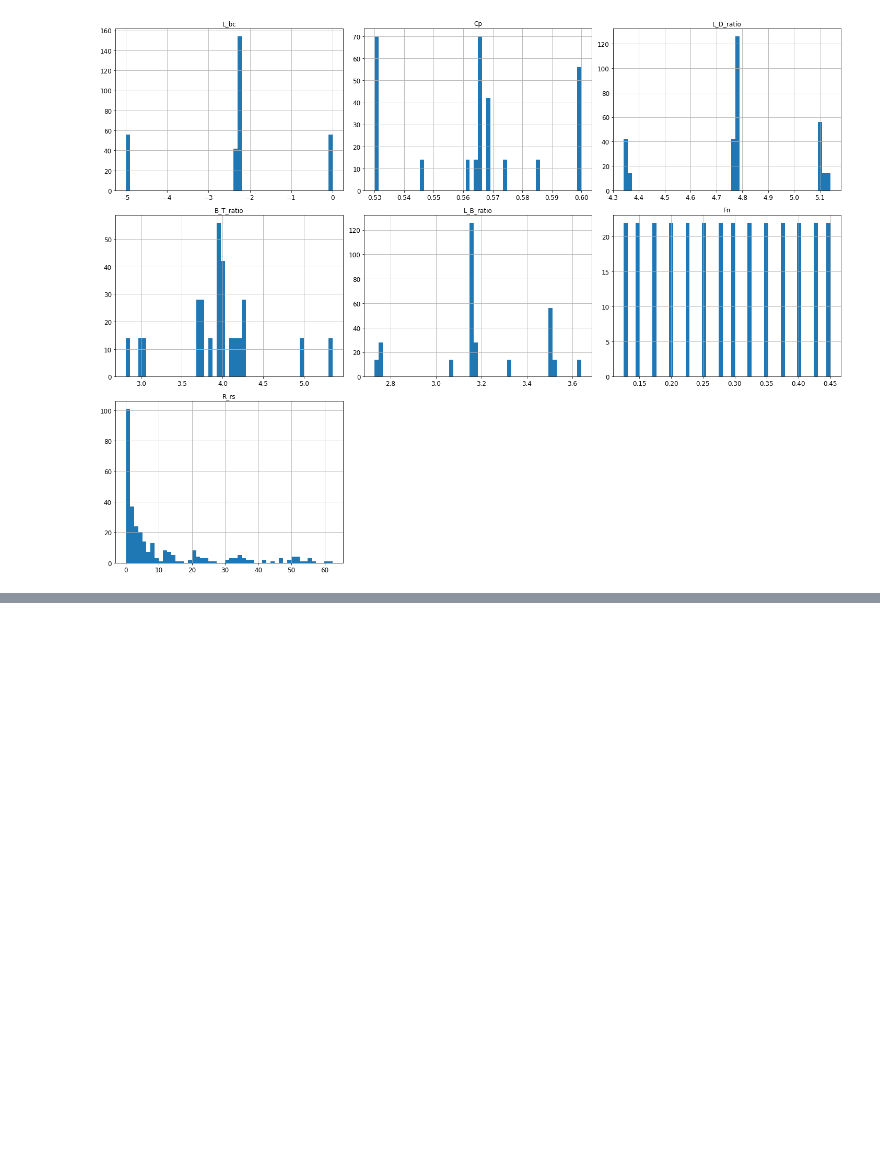
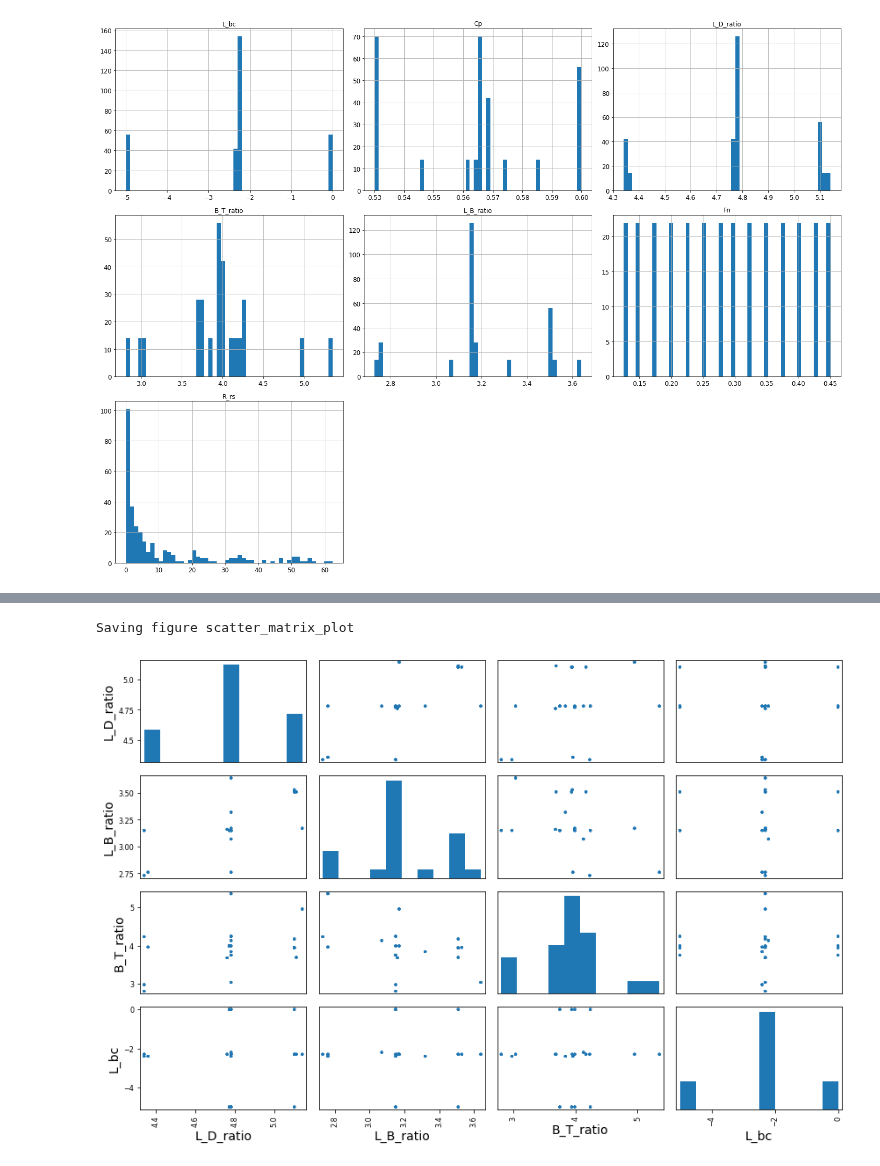
Before and after one commit to dujest/yacht-resistance, a Jupyter notebook: yacht_resistance_prediction.ipynb, the cells around one changed output, grey strips where cells are left out. Drawn from its saved outputs; the diff is of its cells as text; code cells hidden in the pictures; blank space fills up the shorter version.

```diff
--- a/yacht_resistance_prediction.ipynb
+++ b/yacht_resistance_prediction.ipynb
@@ -199,0 +220,9 @@ Saving figure attribute_histogram_plots
+# %%
+from pandas.plotting import scatter_matrix
+
+attributes = ["L_D_ratio", "L_B_ratio", "B_T_ratio", "L_bc"]
+scatter_matrix(yacht[attributes], figsize=(12, 8))
+save_fig("scatter_matrix_plot")
+# %% [output]
+Saving figure scatter_matrix_plot
+[figure, added]
```
Also changed, not shown: parts of 4 cells of this notebook.
